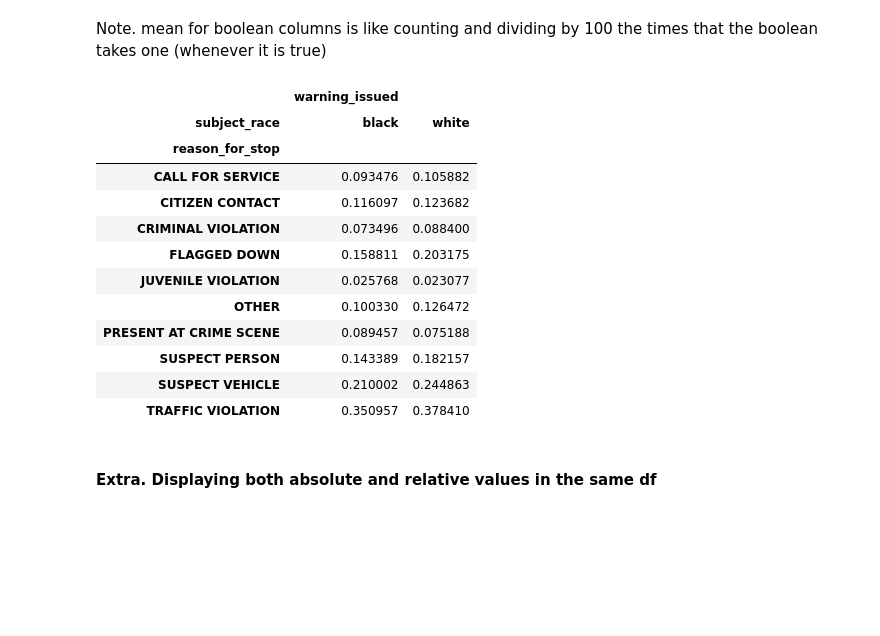
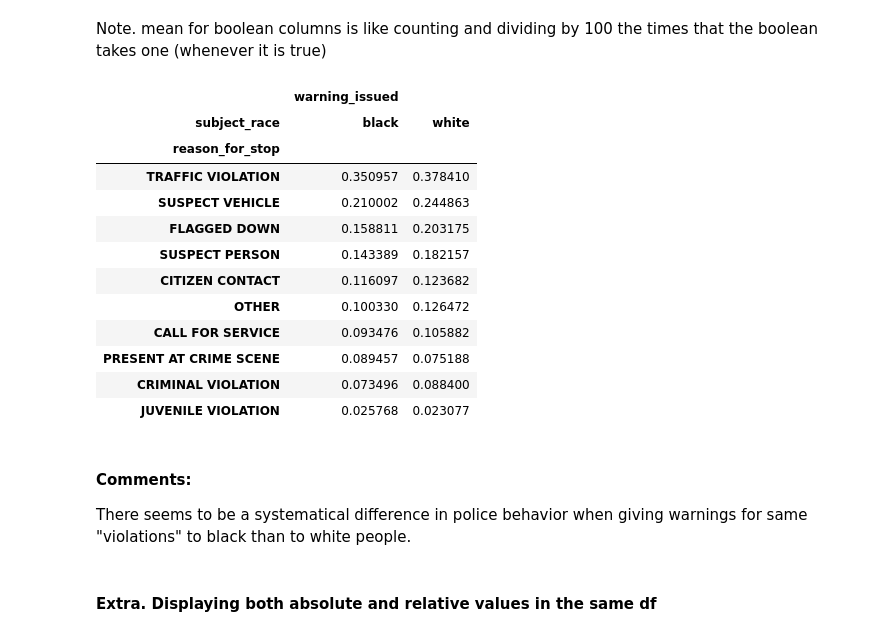
Before and after one commit to albertoabreu91/Practice_zone, a Jupyter notebook: New_Orleans_police.ipynb, the cells around one changed output. Saved outputs shown, nothing was run; the diff lists cells and outputs as text; code cells hidden in the pictures; blank space fills up the shorter version.

```diff
--- a/New_Orleans_police.ipynb
+++ b/New_Orleans_police.ipynb
@@ -290,21 +318,26 @@ data_b_w_only.groupby('subject_race').warning_issued.mean().to_frame()
 # %% [markdown]
 Note. mean for boolean columns is like counting and dividing by 100 the times that the boolean takes one (whenever it is true)
 # %%
-(data_b_w_only.groupby(['reason_for_stop', 'subject_race']).warning_issued.mean().to_frame().unstack())
+(data_b_w_only.groupby(['reason_for_stop', 'subject_race']).warning_issued.mean().to_frame().unstack()
+.sort_values(by=('warning_issued','black'), ascending=False))
 # %% [output]
 |  | warning_issued |  |
 | subject_race | black | white |
 | reason_for_stop |  |  |
+| TRAFFIC VIOLATION | 0.350957 | 0.378410 |
+| SUSPECT VEHICLE | 0.210002 | 0.244863 |
+| FLAGGED DOWN | 0.158811 | 0.203175 |
+| SUSPECT PERSON | 0.143389 | 0.182157 |
+| CITIZEN CONTACT | 0.116097 | 0.123682 |
+| OTHER | 0.100330 | 0.126472 |
 | CALL FOR SERVICE | 0.093476 | 0.105882 |
-| CITIZEN CONTACT | 0.116097 | 0.123682 |
+| PRESENT AT CRIME SCENE | 0.089457 | 0.075188 |
 | CRIMINAL VIOLATION | 0.073496 | 0.088400 |
-| FLAGGED DOWN | 0.158811 | 0.203175 |
 | JUVENILE VIOLATION | 0.025768 | 0.023077 |
-| OTHER | 0.100330 | 0.126472 |
-| PRESENT AT CRIME SCENE | 0.089457 | 0.075188 |
-| SUSPECT PERSON | 0.143389 | 0.182157 |
-| SUSPECT VEHICLE | 0.210002 | 0.244863 |
-| TRAFFIC VIOLATION | 0.350957 | 0.378410 |
+# %% [markdown]
+#### Comments:
+
+There seems to be a systematical difference in police behavior when giving warnings for same "violations" to black than to white people.
 # %% [markdown]
 #### Extra. Displaying both absolute and relative values in the same df
 # %%
```
Also changed, not shown: parts of 28 cells of this notebook.
